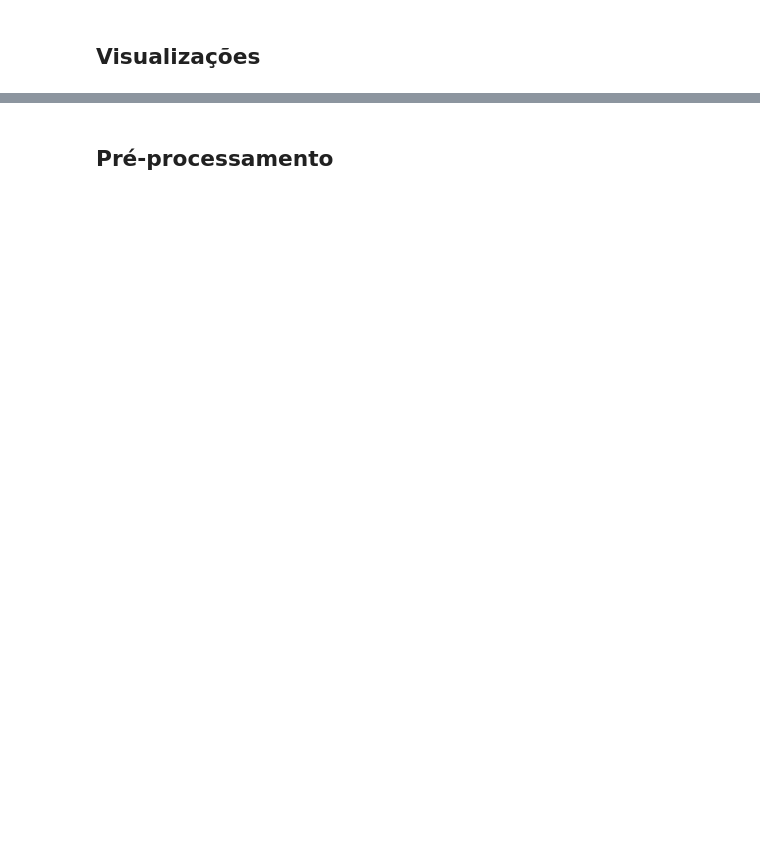
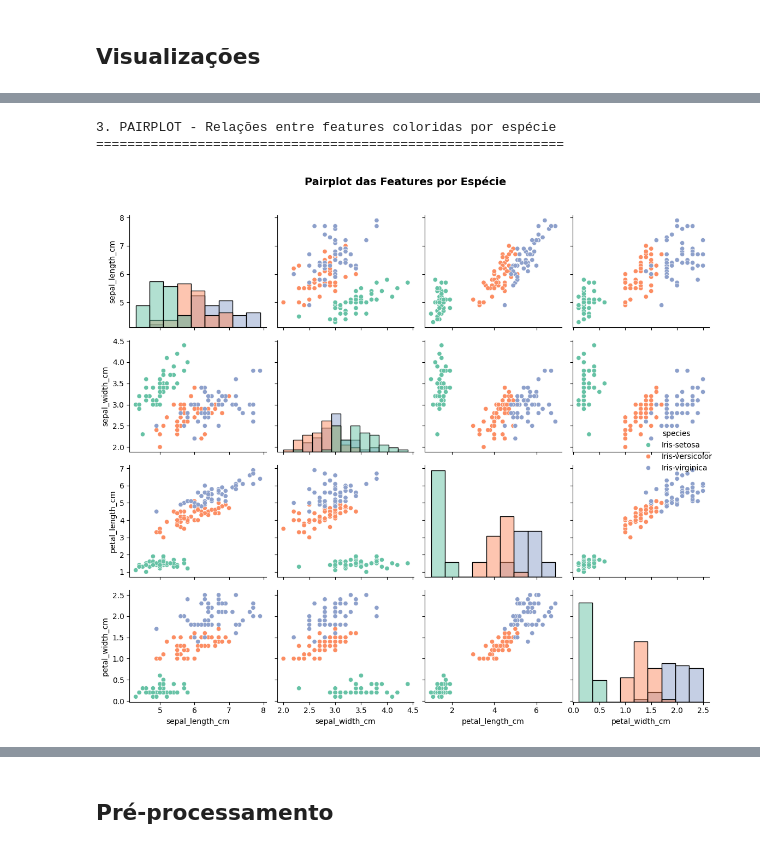
Before and after one commit to LucasGitDev/ML-Iris-Dataset, a Jupyter notebook: notebooks/00_template.ipynb, the cells around one changed output, grey strips where cells are left out. Cells and saved outputs as stored; diff of their text form; code cells hidden in the pictures; blank space fills up the shorter version.

```diff
--- a/notebooks/00_template.ipynb
+++ b/notebooks/00_template.ipynb
@@ -68,0 +262,13 @@ plt.show()
+# %%
+# 3. Pairplot - Relações entre todas as features
+print("3. PAIRPLOT - Relações entre features coloridas por espécie")
+print("=" * 60)
+
+sns.pairplot(df, hue='species', diag_kind='hist', palette='Set2', height=2.5)
+plt.suptitle('Pairplot das Features por Espécie', y=1.02, fontsize=14, fontweight='bold')
+plt.tight_layout()
+plt.show()
+# %% [output]
+3. PAIRPLOT - Relações entre features coloridas por espécie
+============================================================
+[figure, added]
```
Also changed, not shown: parts of 65 cells of this notebook, 12 other files.
